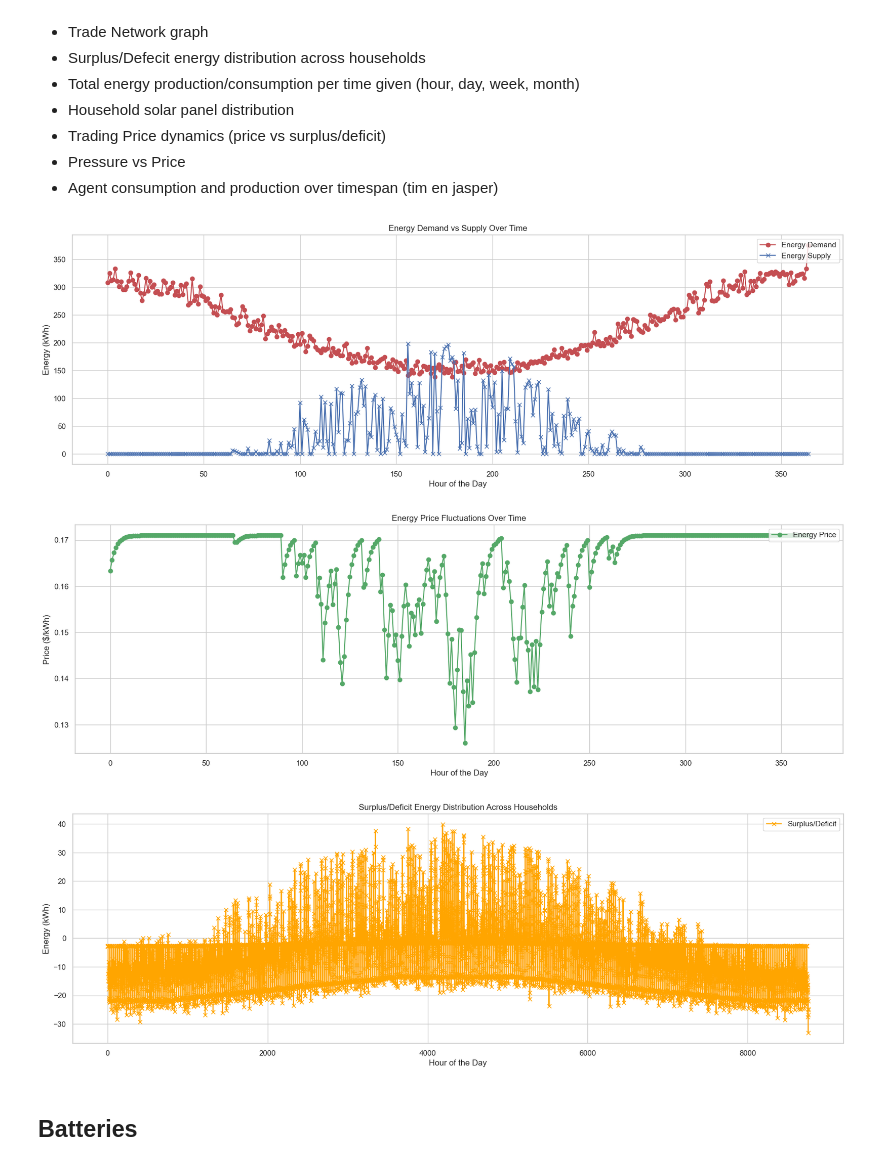
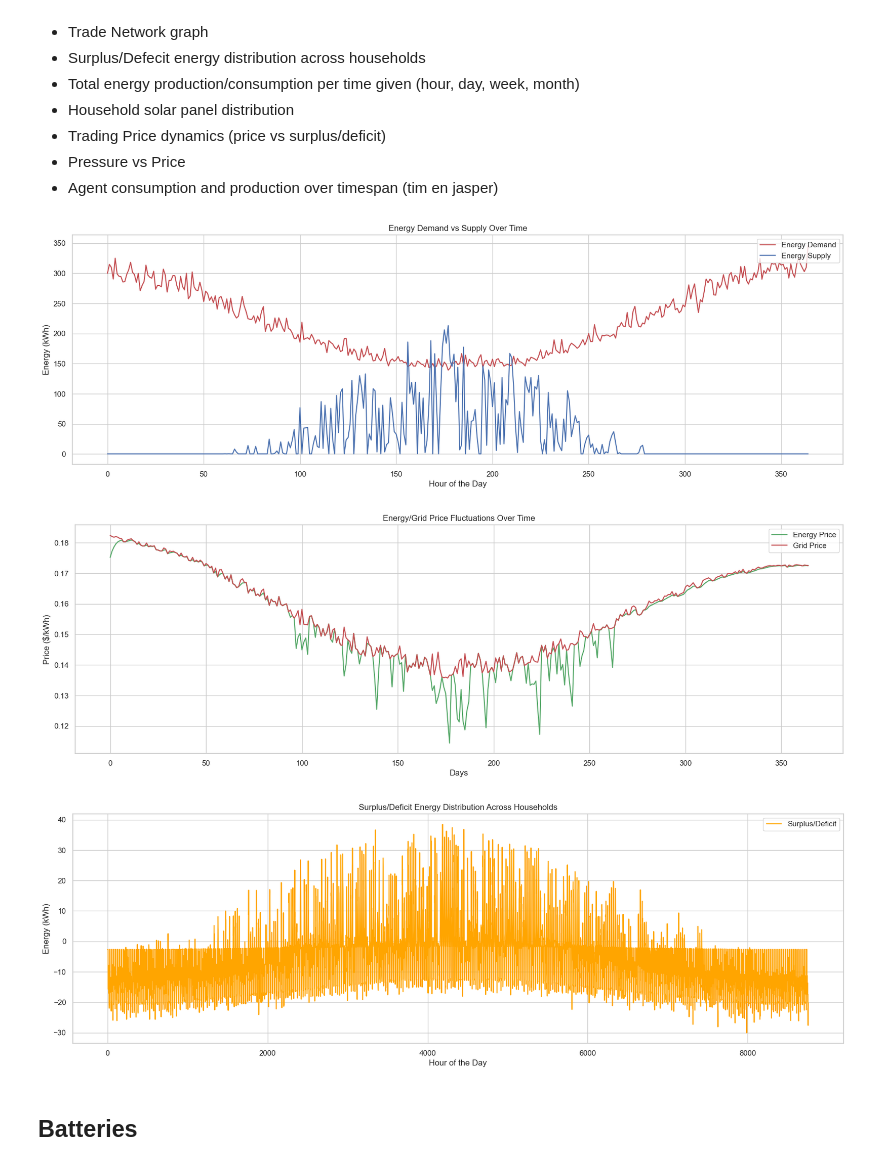
Before and after one commit to BJHeemskerk/P2P-microgrid-simulation, a Jupyter notebook: battery.ipynb, the cells around one changed output. Drawn from its saved outputs; the diff is of its cells as text; code cells hidden in the pictures.

Commit message:
Daily dynamic grid pricing

```diff
--- a/battery.ipynb
+++ b/battery.ipynb
@@ -17,0 +54,3 @@ from utils import generate_household_dataframe
+# %%
+data = generate_grid_prize_data(n_days=366)
+data["energy_grid_price"].plot()
@@ -33,6 +75,6 @@ vroege_vogel    20
 zuinig          10
 Name: count, dtype: int64
 # %%
-consumption_df = generate_household_dataframe(n_days=365, n_households=30)
+consumption_df = generate_household_dataframe(n_days=366, n_households=30)
 production_df = pd.read_csv("data/solar_strength.csv", index_col="DATE")
 # %%
@@ -115,9 +157,6 @@ class Household_2(mesa.Agent):
         self.consumed = 0
         self.produced = 0
         self.trade_amount = 0
-
-        self.energy_price = self.model.energy_price
-        self.grid_price = 0.1710
 
         # print(f"[INIT] Household initialized with {self.amount_of_solarpanels} solar panels.")
         # print(f"[INIT] Consumption: {self.consumption_data} | Production: {self.production_data}")
@@ -342,7 +387,7 @@ class NewGrid(mesa.Model):
 
             self._time_skip()
 # %%
-sim = NewGrid(30, consumption_df, production_df)
+sim = NewGrid(30, consumption_df, production_df, data, solar_panel_odds=0.5)
 sim.step()
 # %% [output]
             Statistics for Agent <__main__.Household_2 object at 0x...>:
@@ -410,8 +454,8 @@ def plot_energy_demand_vs_supply(model):
     hours = range(len(model.total_demand_history))
 
     plt.figure(figsize=(20, 6))
-    plt.plot(hours, model.total_demand_history, label='Energy Demand', color='r', marker='o')
-    plt.plot(hours, model.total_supply_history, label='Energy Supply', color='b', marker='x')
+    plt.plot(hours, model.total_demand_history, label='Energy Demand', color='r')
+    plt.plot(hours, model.total_supply_history, label='Energy Supply', color='b')
 
     plt.title('Energy Demand vs Supply Over Time')
     plt.xlabel('Hour of the Day')
@@ -426,10 +470,11 @@ def plot_energy_price_fluctuations(model):
     hours = range(len(model.daily_energy_prices))
 
     plt.figure(figsize=(20, 6))
-    plt.plot(hours, model.daily_energy_prices, label='Energy Price', color='g', marker='o')
+    plt.plot(hours, model.daily_energy_prices, label='Energy Price', color='g')
+    plt.plot(hours, model.daily_grid_prices, label='Grid Price', color='r')
 
-    plt.title('Energy Price Fluctuations Over Time')
-    plt.xlabel('Hour of the Day')
+    plt.title('Energy/Grid Price Fluctuations Over Time')
+    plt.xlabel('Days')
     plt.ylabel('Price ($/kWh)')
     plt.legend(loc='upper right')
     plt.grid(True)
@@ -442,7 +487,7 @@ def plot_surplus_deficit_distribution(model):
     surplus_deficit = [sum(hour_data) for hour_data in model.hourly_surplus_deficit]
 
     plt.figure(figsize=(20, 6))
-    plt.plot(hours, surplus_deficit, label='Surplus/Deficit', color='orange', marker='x')
+    plt.plot(hours, surplus_deficit, label='Surplus/Deficit', color='orange')
 
     plt.title('Surplus/Deficit Energy Distribution Across Households')
     plt.xlabel('Hour of the Day')
@@ -462,37 +507,37 @@ def plot_trading_price_dynamics(model):
 
     plt.title('Trading Price Dynamics (Price vs Surplus/Deficit)')
     plt.xlabel('Surplus/Deficit (kWh)')
     plt.ylabel('Price ($/kWh)')
     plt.legend(loc='upper left')
     plt.grid(True)
     plt.show()
 
 # ----- 8. Pressure vs Price -----
 def plot_pressure_vs_price(model):
     # Plot pressure vs price dynamics
     pressures, prices = zip(*model.pressure_price_data)
 
     plt.figure(figsize=(20, 6))
-    plt.plot(pressures, prices, label='Pressure vs Price', color='g', marker='o')
+    plt.plot(pressures, prices, label='Pressure vs Price', color='g')
 
     plt.title('Pressure vs Price')
     plt.xlabel('Market Pressure (Demand/Supply)')
     plt.ylabel('Price ($/kWh)')
     plt.legend(loc='upper left')
     plt.grid(True)
     plt.show()
 
 # --- Usage of the functions ---
 # Assuming you have an instance of the model `model`
 plot_energy_demand_vs_supply(sim)
 plot_energy_price_fluctuations(sim)
 plot_surplus_deficit_distribution(sim)
 # plot_trading_price_dynamics(sim)
 # plot_pressure_vs_price(sim)
 # %% [output]
-[figure, old version]
+[figure, new version]
-[figure, old version]
+[figure, new version]
-[figure, old version]
+[figure, new version]
 # %% [markdown]
 ## Batteries
 # %%
```
Also changed, not shown: parts of 8 cells of this notebook, 1 other file.
